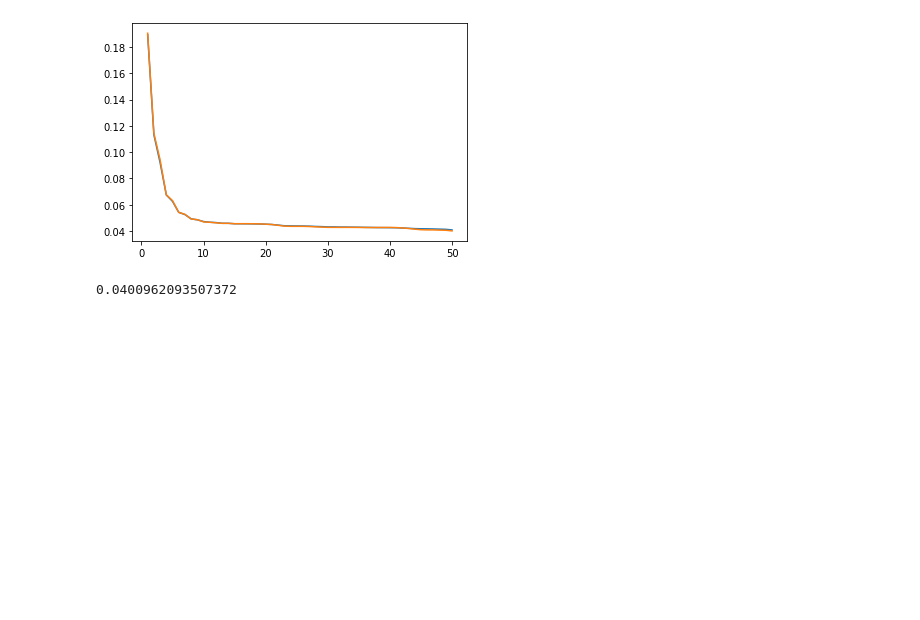
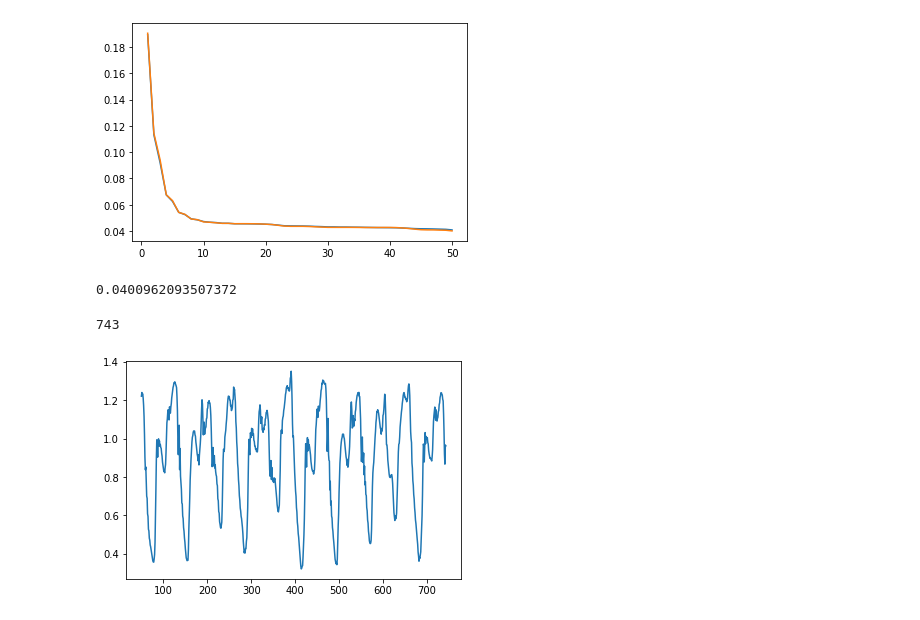
Before and after one commit to pdcos/IA048_Ex1, a Jupyter notebook: prototype.ipynb, the cells around one changed output. Cells and saved outputs as stored; diff of their text form; code cells hidden in the pictures; blank space fills up the shorter version.

```diff
--- a/prototype.ipynb
+++ b/prototype.ipynb
@@ -101,3 +101,21 @@ validation_mse_list
 min(validation_mse_list)
 # %% [output]
 0.0400962093507372
+# %%
+train_loader = TimeSeriesDataLoader(50, 7, df_train)
+validation_loader = TimeSeriesDataLoader(50, 7, df_validation)
+test_loader = TimeSeriesDataLoader(50, 7, df_test)
+x_train, y_train = train_loader.get_data()
+x_validation, y_validation = validation_loader.get_data()
+x_test, y_test = test_loader.get_data()
+
+reg_k50 = LinearRegression().fit(x_train, y_train)
+# %%
+prediction_test = reg_k50.predict(x_test)
+eixo_x = np.array(range(len(x_test))) + 50
+print(eixo_x[-1])
+plt.plot(eixo_x, prediction_test)
+plt.show()
+# %% [output]
+743
+[figure, added]
```
Also changed, not shown: parts of 2 cells of this notebook.
